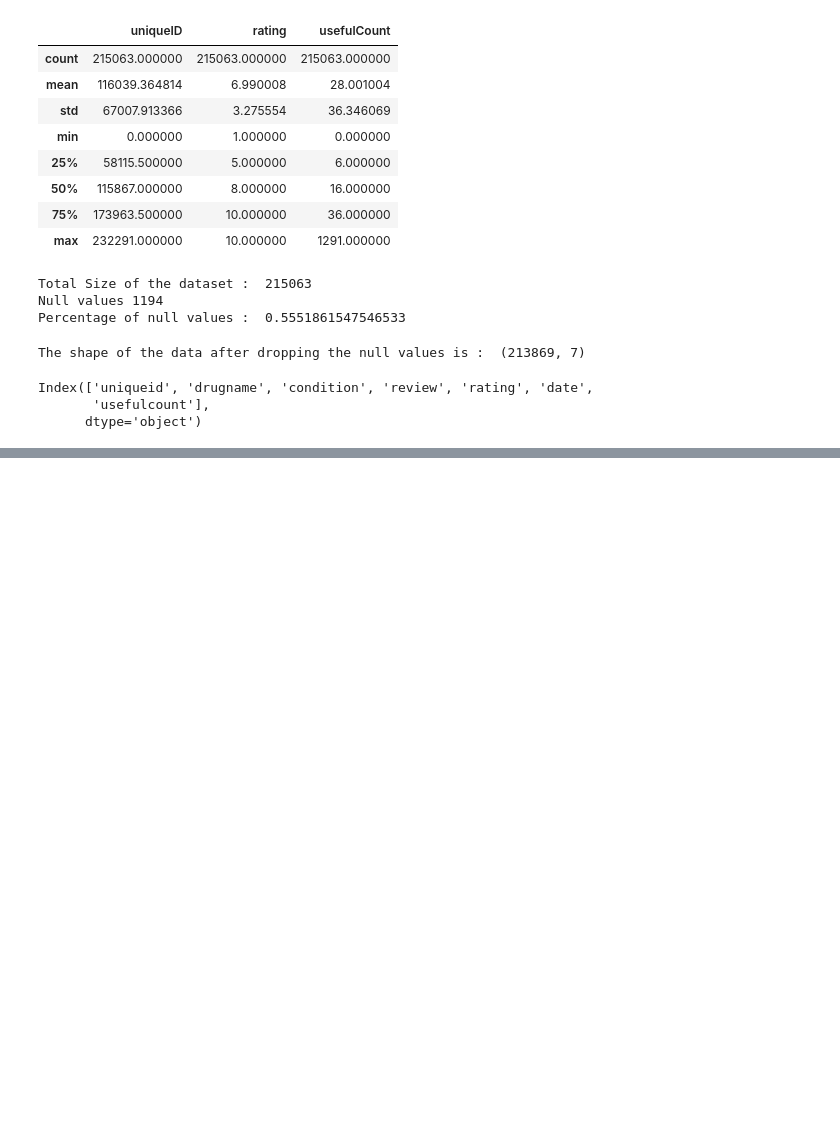
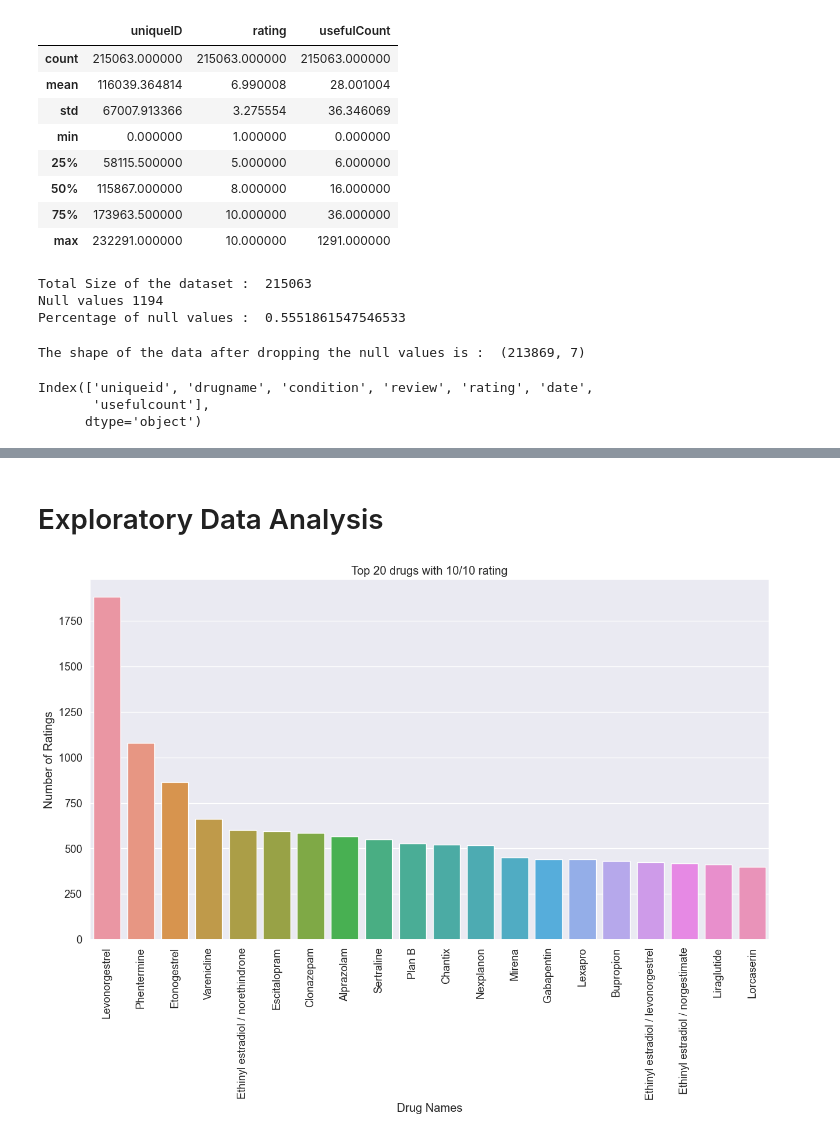
Before and after one commit to ArslanAmanov/AI-ML-DL, a Jupyter notebook: Kaggle Projects /UCI ML drug dataset/uci_ml drug test project.ipynb, the cells around one changed output, grey strips where cells are left out. Cells and saved outputs as stored; diff of their text form; code cells hidden in the pictures; blank space fills up the shorter version.

```diff
--- a/Kaggle Projects /UCI ML drug dataset/uci_ml drug test project.ipynb
+++ b/Kaggle Projects /UCI ML drug dataset/uci_ml drug test project.ipynb
@@ -167,0 +209,22 @@ df_data.head(10)
+# %%
+# Converting the date in to date time format
+df_data['date'] = pd.to_datetime(df_data['date'])
+# %% [markdown]
+# Exploratory Data Analysis
+# %%
+# This barplot shows the top 20 drugs with the 10/10 rating
+
+# Setting the Parameters
+sns.set(font_scale = 1.2, style = 'darkgrid')
+plt.rcParams['figure.figsize'] = [15, 8]
+
+rating = dict(df_data.loc[df_data.rating == 10, "drugname"].value_counts())
+drugname = list(rating.keys())
+drug_rating = list(rating.values())
+
+sns_rating = sns.barplot(x = drugname[0:20], y = drug_rating[0:20])
+
+sns_rating.set(title = 'Top 20 drugs with 10/10 rating', ylabel = 'Number of Ratings', xlabel = "Drug Names")
+plt.setp(sns_rating.get_xticklabels(), rotation=90); # Rotating the x-axis labels to 90 degrees
+# %% [output]
+[figure, added]
```
Also changed, not shown: parts of 4 cells of this notebook.
